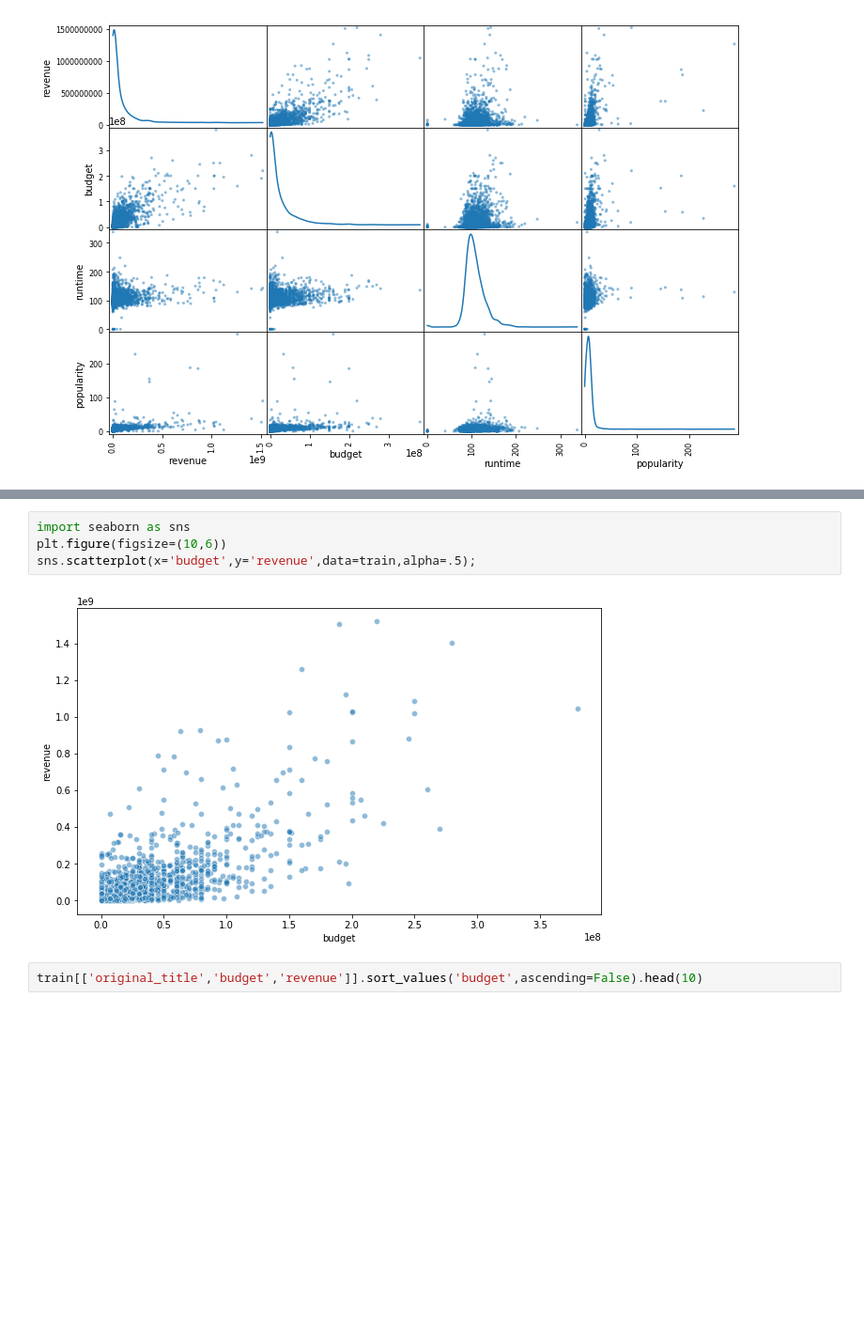
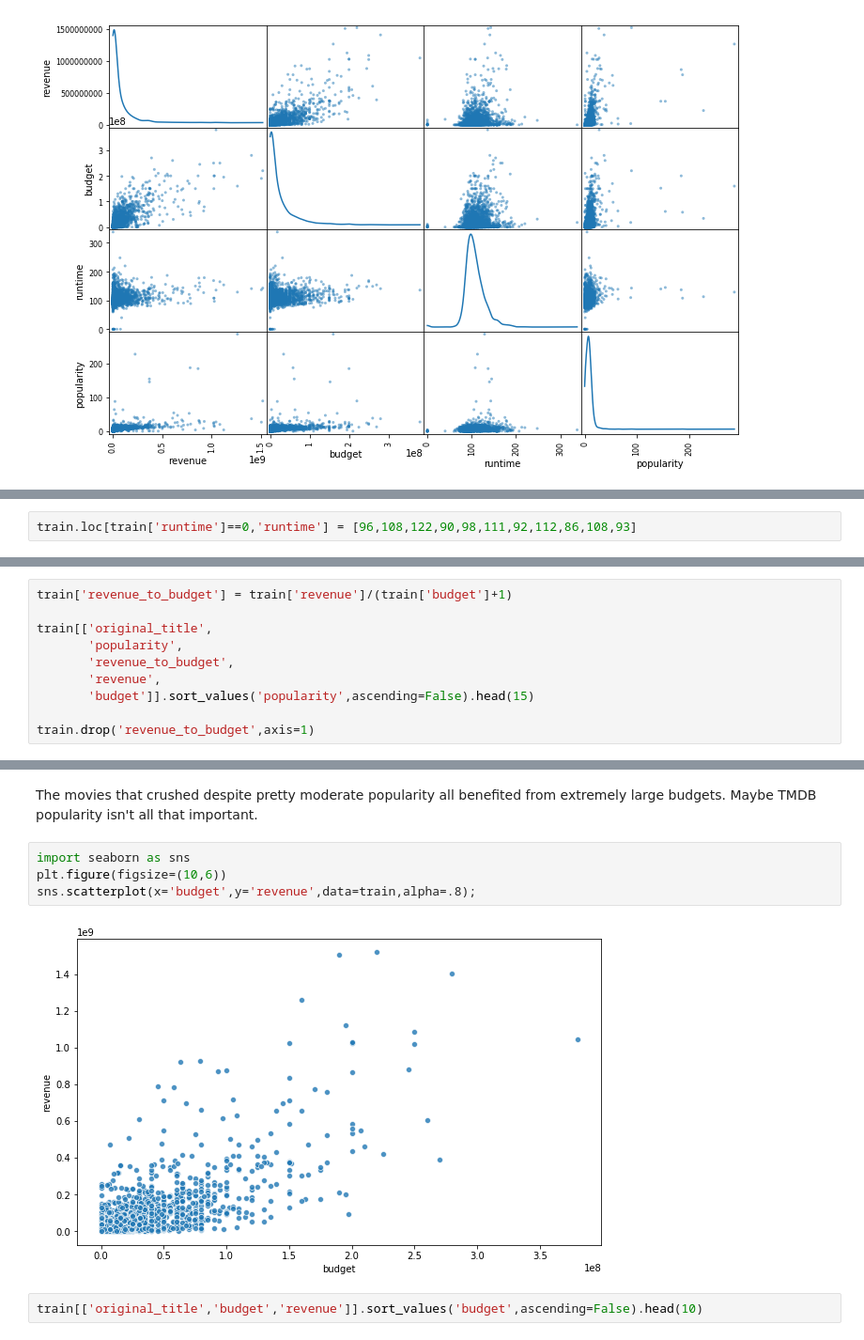
Before and after one commit to collindching/Learning-Exercises, a Jupyter notebook: Box Office Revenue Prediction/Regression Model.ipynb, the cells around one changed output, grey strips where cells are left out. Shown at 94% size. Saved outputs shown, nothing was run; the diff lists cells and outputs as text; blank space fills up the shorter version.

```diff
--- a/Box Office Revenue Prediction/Regression Model.ipynb
+++ b/Box Office Revenue Prediction/Regression Model.ipynb
@@ -240,0 +253,2 @@ scatter_matrix(train[attributes],diagonal='kde',figsize=(12,8));
+# %%
+train.loc[train['runtime']==0,'runtime'] = [96,108,122,90,98,111,92,112,86,108,93]
@@ -240,0 +278,10 @@ scatter_matrix(train[attributes],diagonal='kde',figsize=(12,8));
+# %%
+train['revenue_to_budget'] = train['revenue']/(train['budget']+1)
+
+train[['original_title',
+       'popularity',
+       'revenue_to_budget',
+       'revenue',
+       'budget']].sort_values('popularity',ascending=False).head(15)
+
+train.drop('revenue_to_budget',axis=1)
@@ -241,9 +330,11 @@ scatter_matrix(train[attributes],diagonal='kde',figsize=(12,8));
+# %% [markdown]
+The movies that crushed despite pretty moderate popularity all benefited from extremely large budgets. Maybe TMDB popularity isn't all that important.
 # %%
 import seaborn as sns
 plt.figure(figsize=(10,6))
-sns.scatterplot(x='budget',y='revenue',data=train,alpha=.5);
+sns.scatterplot(x='budget',y='revenue',data=train,alpha=.8);
 # %% [output]
-[figure, old version]
+[figure, new version]
 # %%
 train[['original_title','budget','revenue']].sort_values('budget',ascending=False).head(10)
 # %% [output]
```
Also changed, not shown: parts of 82 cells of this notebook, 1 other file.
